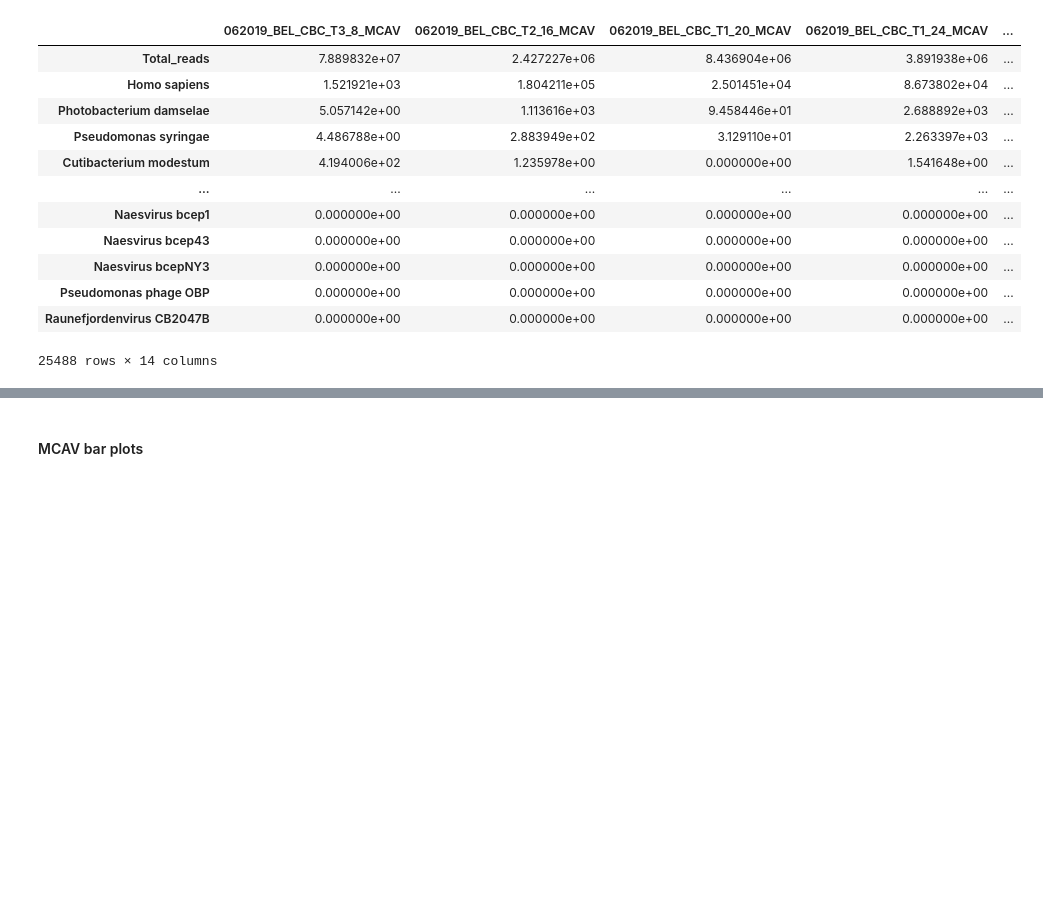
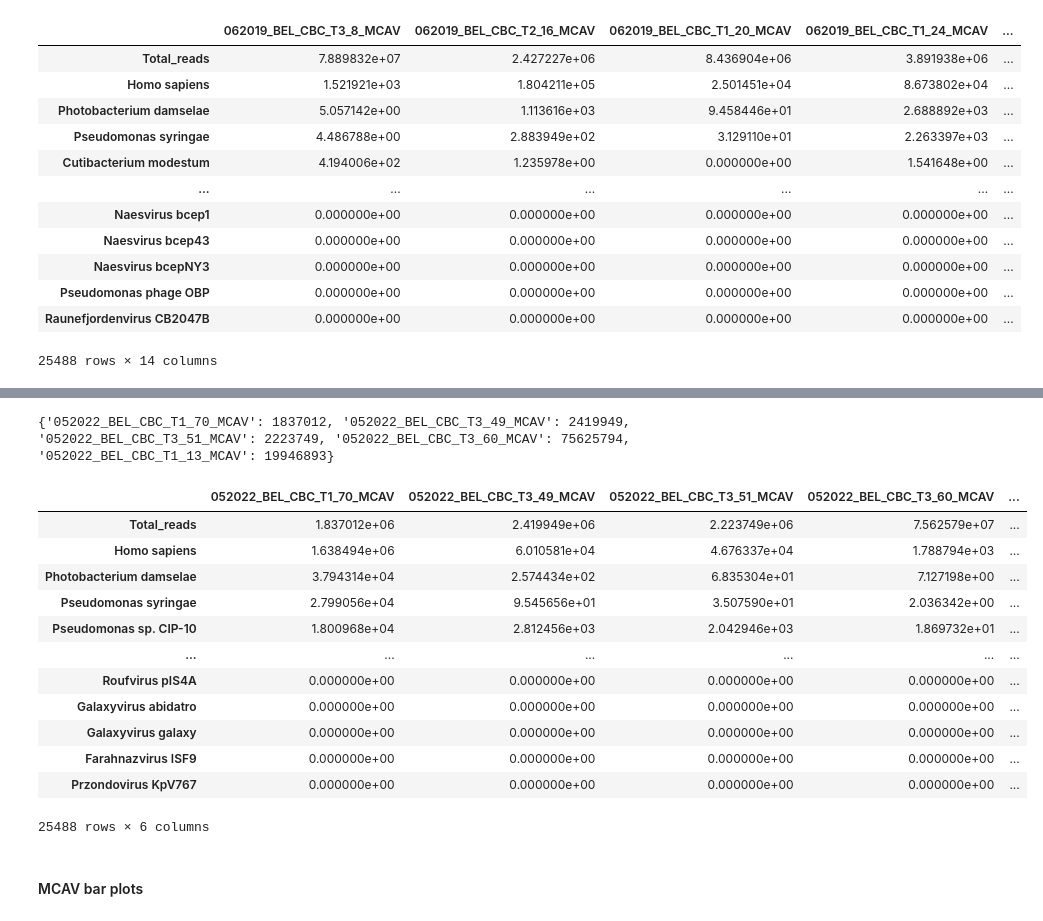
Before and after one commit to brookewicz/CBC_metagenomics, a Jupyter notebook: mcav1/4Taxonomy.ipynb, the cells around one changed output, grey strips where cells are left out. Saved outputs shown, nothing was run; the diff lists cells and outputs as text; code cells hidden in the pictures; blank space fills up the shorter version.

Commit message:
run kraken & bracken on diseased mcav, make otu table

```diff
--- a/mcav1/4Taxonomy.ipynb
+++ b/mcav1/4Taxonomy.ipynb
@@ -1511,0 +1383,57 @@ normalized_otu.sort_values(by="Sum", ascending=False)
+# %%
+# still need to normalize based on total number of reads???
+# add column for normalized abundances for TOTAL number of reads per sample
+
+import re
+slurmdir='/work/pi_sarah_gignouxwolfsohn_uml_edu/brooke/slurm-kraken-23070592.out'
+
+# Read the output report and extract the total number of reads
+with open(slurmdir, 'r') as file:
+    report_text = file.read()
+
+# Extract total number of reads using regular expression
+total_reads_pattern = re.compile(r'(\d+) sequences \(.* Mbp\) processed')
+total_reads_matches = total_reads_pattern.findall(report_text)
+
+# Create a dictionary to map sample ID to total reads
+total_reads_dict = {samplelist[i]: int(total_reads_matches[i]) for i in range(len(samplelist))}
+
+
+# Display the updated DataFrame
+print(total_reads_dict)
+
+# code adapted from chatgpt
+# %% [output]
+{'052022_BEL_CBC_T1_70_MCAV': 1837012, '052022_BEL_CBC_T3_49_MCAV': 2419949, '052022_BEL_CBC_T3_51_MCAV': 2223749, '052022_BEL_CBC_T3_60_MCAV': 75625794, '052022_BEL_CBC_T1_13_MCAV': 19946893}
+# %%
+# Convert main df to raw abundances
+normalized_otus=otu_table.loc[:,otu_table.columns.str.contains("num")]
+normalized_otus.columns = normalized_otus.columns.str.replace('_num', '')
+
+# Convert the dictionary to a DataFrame and transpose it
+sample_counts_df = pd.DataFrame(total_reads_dict, index=['Total_reads'])
+
+# Concatenate the original DataFrame and the new DataFrame with the total reads row
+normalized_otus = pd.concat([normalized_otus, sample_counts_df],axis=0)
+normalized_otus
+
+# Normalize: divide reads by total reads and multiply by 1 million
+normalized_otu = (normalized_otus / normalized_otus.loc['Total_reads'] * 1E6)
+# replace total reads row again
+normalized_otu.loc['Total_reads',:]=normalized_otus.loc['Total_reads',:]
+normalized_otu["Sum"]=normalized_otu.sum(axis=1)
+normalized_otu.sort_values(by="Sum", ascending=False)
+# %% [output]
+|  | 052022_BEL_CBC_T1_70_MCAV | 052022_BEL_CBC_T3_49_MCAV | 052022_BEL_CBC_T3_51_MCAV | 052022_BEL_CBC_T3_60_MCAV | ... |
+| Total_reads | 1.837012e+06 | 2.419949e+06 | 2.223749e+06 | 7.562579e+07 | ... |
+| Homo sapiens | 1.638494e+06 | 6.010581e+04 | 4.676337e+04 | 1.788794e+03 | ... |
+| Photobacterium damselae | 3.794314e+04 | 2.574434e+02 | 6.835304e+01 | 7.127198e+00 | ... |
+| Pseudomonas syringae | 2.799056e+04 | 9.545656e+01 | 3.507590e+01 | 2.036342e+00 | ... |
+| Pseudomonas sp. CIP-10 | 1.800968e+04 | 2.812456e+03 | 2.042946e+03 | 1.869732e+01 | ... |
+| ... | ... | ... | ... | ... | ... |
+| Roufvirus pIS4A | 0.000000e+00 | 0.000000e+00 | 0.000000e+00 | 0.000000e+00 | ... |
+| Galaxyvirus abidatro | 0.000000e+00 | 0.000000e+00 | 0.000000e+00 | 0.000000e+00 | ... |
+| Galaxyvirus galaxy | 0.000000e+00 | 0.000000e+00 | 0.000000e+00 | 0.000000e+00 | ... |
+| Farahnazvirus ISF9 | 0.000000e+00 | 0.000000e+00 | 0.000000e+00 | 0.000000e+00 | ... |
+| Przondovirus KpV767 | 0.000000e+00 | 0.000000e+00 | 0.000000e+00 | 0.000000e+00 | ... |
+25488 rows × 6 columns
```
Also changed, not shown: parts of 88 cells of this notebook.
